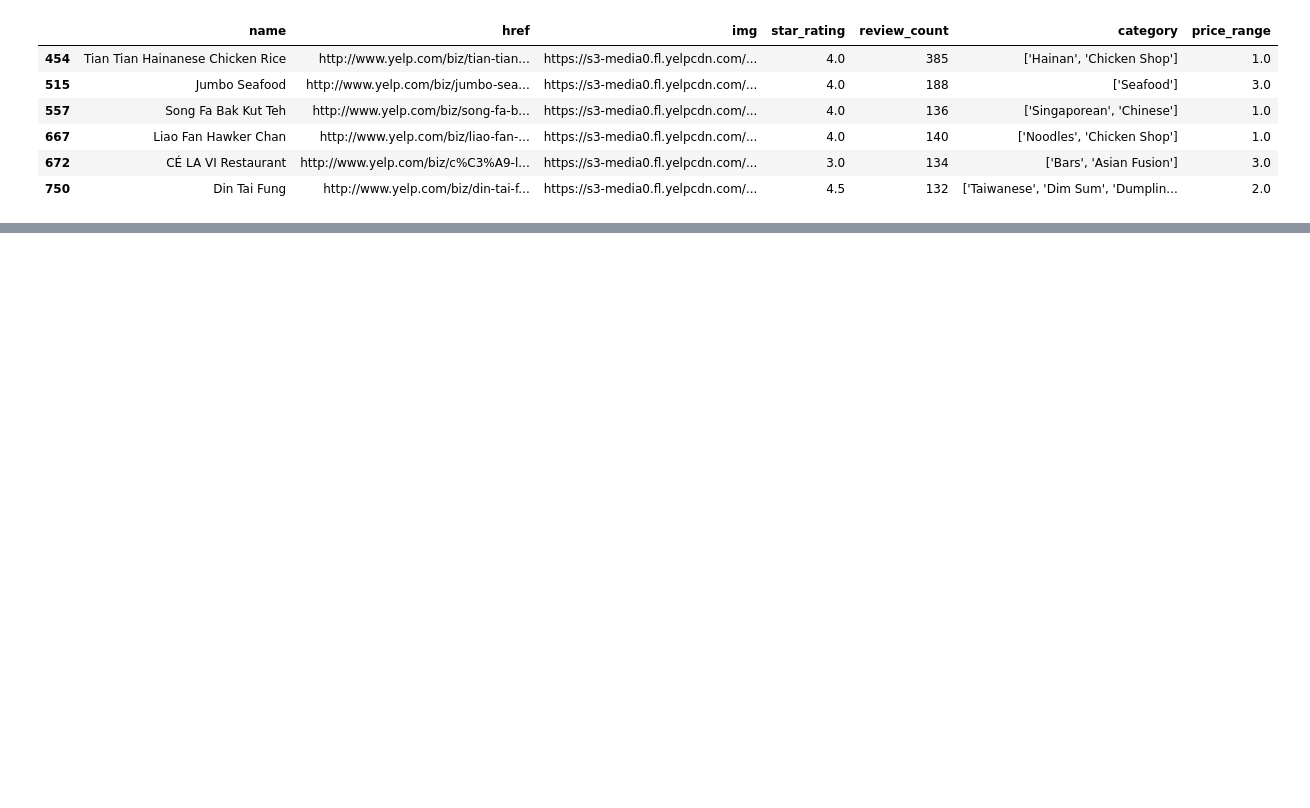
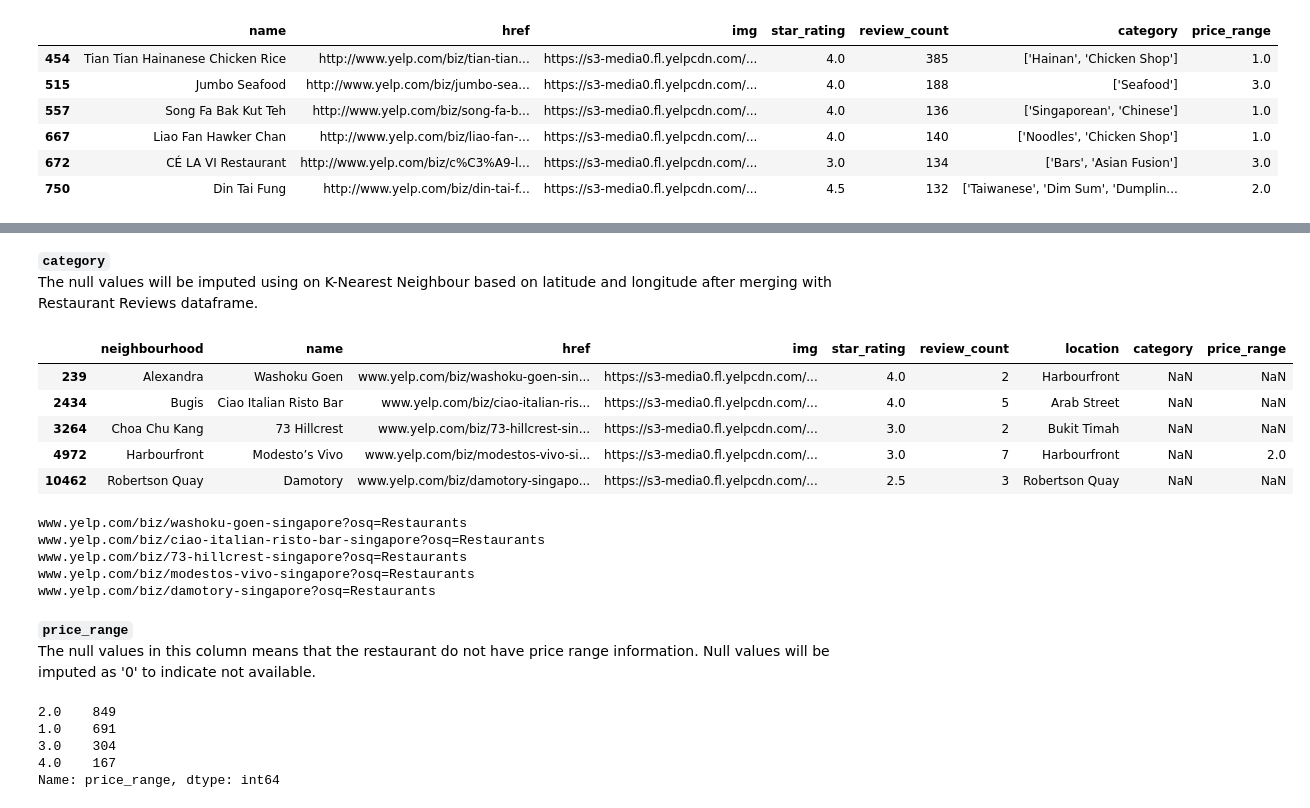
Before and after one commit to cwende87/dsi30-projects, a Jupyter notebook: Capstone/code/01-Data.ipynb, the cells around one changed output, grey strips where cells are left out. Cells and saved outputs as stored; diff of their text form; code cells hidden in the pictures; blank space fills up the shorter version.

```diff
--- a/Capstone/code/01-Data.ipynb
+++ b/Capstone/code/01-Data.ipynb
@@ -646,0 +562,18 @@ for row in review_li:
+# %%
+# Create dataframe of reviews to merge data of various restaurants
+reviews_df=pd.DataFrame()
+
+for i in range(20, rest_url.shape[0] + 10, 20):
+    # Read saved data
+    temp_df = pd.read_csv(f'../data/reviews/reviews_{i}.csv')
+
+    # Extract restaurant href to be used as rest id.
+    rest_href_df = rest_url.loc[i-20:i+1, ['name', 'href']]
+
+    # Merge temp_df and rest_href_df
+    temp_df = pd.merge(temp_df, rest_href_df, left_on = 'rest_name', right_on = 'name', how = 'left')
+    temp_df.drop(columns = ['name'], inplace=True)
+    temp_df.dropna(subset = 'href', axis=0, inplace=True)
+
+    # add data to reviews_df
+    reviews_df=pd.concat([reviews_df, temp_df]).reset_index(drop=True)
@@ -646,0 +726,36 @@ for row in review_li:
+# %%
+# There are some locations indicated as '$'. These values are replaced as null
+
+# get index of row with "$" in category column
+dollar_index = rest_df[(rest_df['location']=='$')
+                       | (rest_df['location']=='$$')
+                       | (rest_df['location']=='$$$')
+                       | (rest_df['location']=='$$$$')].index
+
+for i in dollar_index:
+    rest_df.loc[i, 'location'] = np.nan
+# %% [markdown]
+**`category`** <br>
+The null values will be imputed using on K-Nearest Neighbour based on latitude and longitude after merging with Restaurant Reviews dataframe.
+# %%
+# Display null values for category.
+rest_df[rest_df['category'].isnull()]
+# %% [output]
+|  | neighbourhood | name | href | img | star_rating | review_count | location | category | price_range |
+| 239 | Alexandra | Washoku Goen | www.yelp.com/biz/washoku-goen-sin... | https://s3-media0.fl.yelpcdn.com/... | 4.0 | 2 | Harbourfront | NaN | NaN |
+| 2434 | Bugis | Ciao Italian Risto Bar | www.yelp.com/biz/ciao-italian-ris... | https://s3-media0.fl.yelpcdn.com/... | 4.0 | 5 | Arab Street | NaN | NaN |
+| 3264 | Choa Chu Kang | 73 Hillcrest | www.yelp.com/biz/73-hillcrest-sin... | https://s3-media0.fl.yelpcdn.com/... | 3.0 | 2 | Bukit Timah | NaN | NaN |
+| 4972 | Harbourfront | Modesto’s Vivo | www.yelp.com/biz/modestos-vivo-si... | https://s3-media0.fl.yelpcdn.com/... | 3.0 | 7 | Harbourfront | NaN | 2.0 |
+| 10462 | Robertson Quay | Damotory | www.yelp.com/biz/damotory-singapo... | https://s3-media0.fl.yelpcdn.com/... | 2.5 | 3 | Robertson Quay | NaN | NaN |
+# %%
+# Verify restaurant website and impute the value manually.
+
+# print website of individual restaurant.
+for i in range(len(rest_df[rest_df['category'].isnull()])):
+    print(rest_df[rest_df['category'].isnull()].iloc[i]['href'])
+# %% [output]
+www.yelp.com/biz/washoku-goen-singapore?osq=Restaurants
+www.yelp.com/biz/ciao-italian-risto-bar-singapore?osq=Restaurants
+www.yelp.com/biz/73-hillcrest-singapore?osq=Restaurants
+www.yelp.com/biz/modestos-vivo-singapore?osq=Restaurants
+www.yelp.com/biz/damotory-singapore?osq=Restaurants
@@ -646,0 +769,11 @@ for row in review_li:
+# %% [markdown]
+**`price_range`** <br>
+The null values in this column means that the restaurant do not have price range information. Null values will be imputed as '0' to indicate not available.
+# %%
+rest_df['price_range'].value_counts()
+# %% [output]
+2.0    849
+1.0    691
+3.0    304
+4.0    167
+Name: price_range, dtype: int64
```
Also changed, not shown: parts of 140 cells of this notebook.
